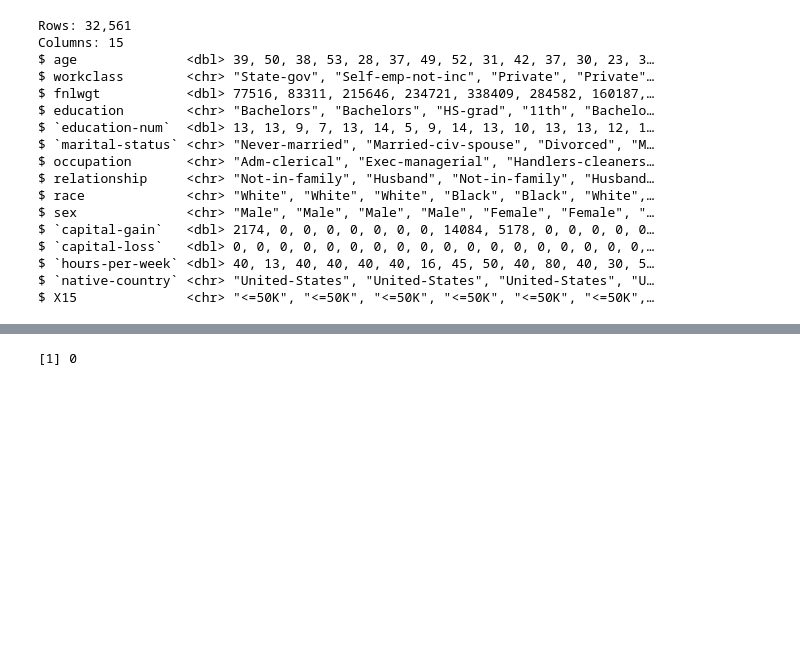
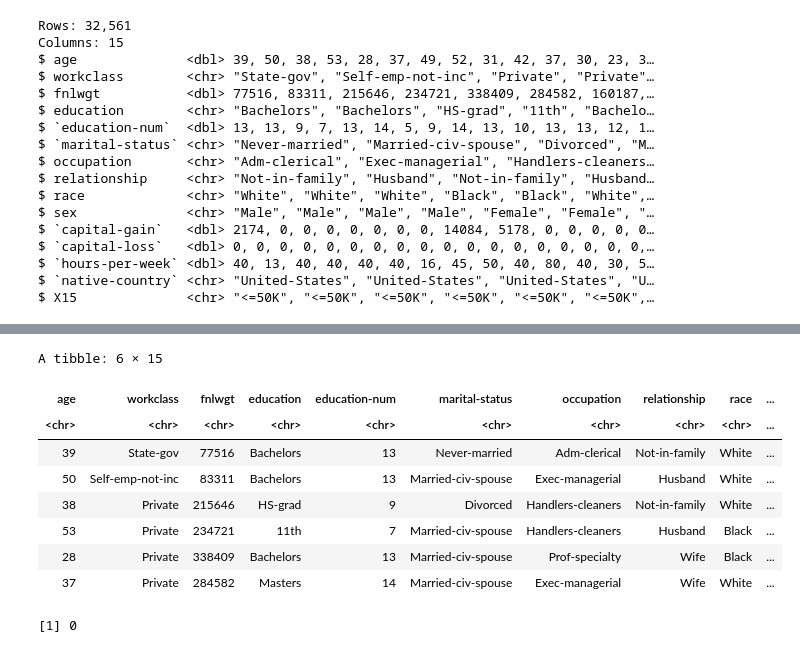
Before and after one commit to Shubhaankar-Sharma/income-category-classifier, a Jupyter notebook: project_group_proposal.ipynb, the cells around one changed output, grey strips where cells are left out. Saved outputs shown, nothing was run; the diff lists cells and outputs as text; code cells hidden in the pictures; blank space fills up the shorter version.

Commit message:
Added Title, Introduction, comments wherever necessary and removed the rows with missing values

```diff
--- a/project_group_proposal.ipynb
+++ b/project_group_proposal.ipynb
@@ -27,12 +38,18 @@ library(dplyr)
 # %%
+# Set the URL for the adult dataset
 adult_data_url <- "https://archive.ics.uci.edu/ml/machine-learning-databases/adult/adult.data"
+
+# Set the file path to save the downloaded dataset
 adult_data_path <- "adult.csv"
-# testing data url
-adult_test_url <- "https://archive.ics.uci.edu/ml/machine-learning-databases/adult/adult.test"
+
+# Download the dataset from the specified URL and save it to the specified file path
 download.file(adult_data_url, destfile = adult_data_path)
-download.file(adult_test_url, destfile = "adult.test.csv")
-adult_data <- read_csv(adult_data_path, col_names = c("age", "workclass", "fnlwgt", "education", "education-num", "marital-status", "occupation", "relationship", "race", "sex", "capital-gain", "capital-loss", "hours-per-week", "native-country"))
-head(adult_data)
+
+# Read the downloaded CSV file into a data frame with the specified column names
+adult_data_raw <- read_csv(adult_data_path, col_names = c("age", "workclass", "fnlwgt", "education", "education-num", "marital-status", "occupation", "relationship", "race", "sex", "capital-gain", "capital-loss", "hours-per-week", "native-country"))
+
+# View the first few rows of the dataset
+head(adult_data_raw)
 # %% [output]
 Rows: 32561 Columns: 15
 ── Column specification ────────────────────────────────────────────────────────
@@ -75,2 +115,26 @@ $ X15              <chr> "<=50K", "<=50K", "<=50K", "<=50K", "<=50K", "<=50K",
+# %%
+# Replace all ? with NA
+adult_data_clean <- apply(adult_data_raw, 2, function(x) gsub("\\?", NA, x))
+
+# Convert to tibble
+adult_data_clean <- tibble::as_tibble(adult_data_clean)
+
+
+# remove rows with any NA values
+adult_data <- na.omit(adult_data_clean)
+
+
+# print just the head result
+head(adult_data)
+# %% [output]
+A tibble: 6 × 15
+| age | workclass | fnlwgt | education | education-num | marital-status | occupation | relationship | race | ... |
+| <chr> | <chr> | <chr> | <chr> | <chr> | <chr> | <chr> | <chr> | <chr> | ... |
+| 39 | State-gov | 77516 | Bachelors | 13 | Never-married | Adm-clerical | Not-in-family | White | ... |
+| 50 | Self-emp-not-inc | 83311 | Bachelors | 13 | Married-civ-spouse | Exec-managerial | Husband | White | ... |
+| 38 | Private | 215646 | HS-grad | 9 | Divorced | Handlers-cleaners | Not-in-family | White | ... |
+| 53 | Private | 234721 | 11th | 7 | Married-civ-spouse | Handlers-cleaners | Husband | Black | ... |
+| 28 | Private | 338409 | Bachelors | 13 | Married-civ-spouse | Prof-specialty | Wife | Black | ... |
+| 37 | Private | 284582 | Masters | 14 | Married-civ-spouse | Exec-managerial | Wife | White | ... |
 # %%
 # number of NA Values
```
Also changed, not shown: parts of 9 cells of this notebook.
